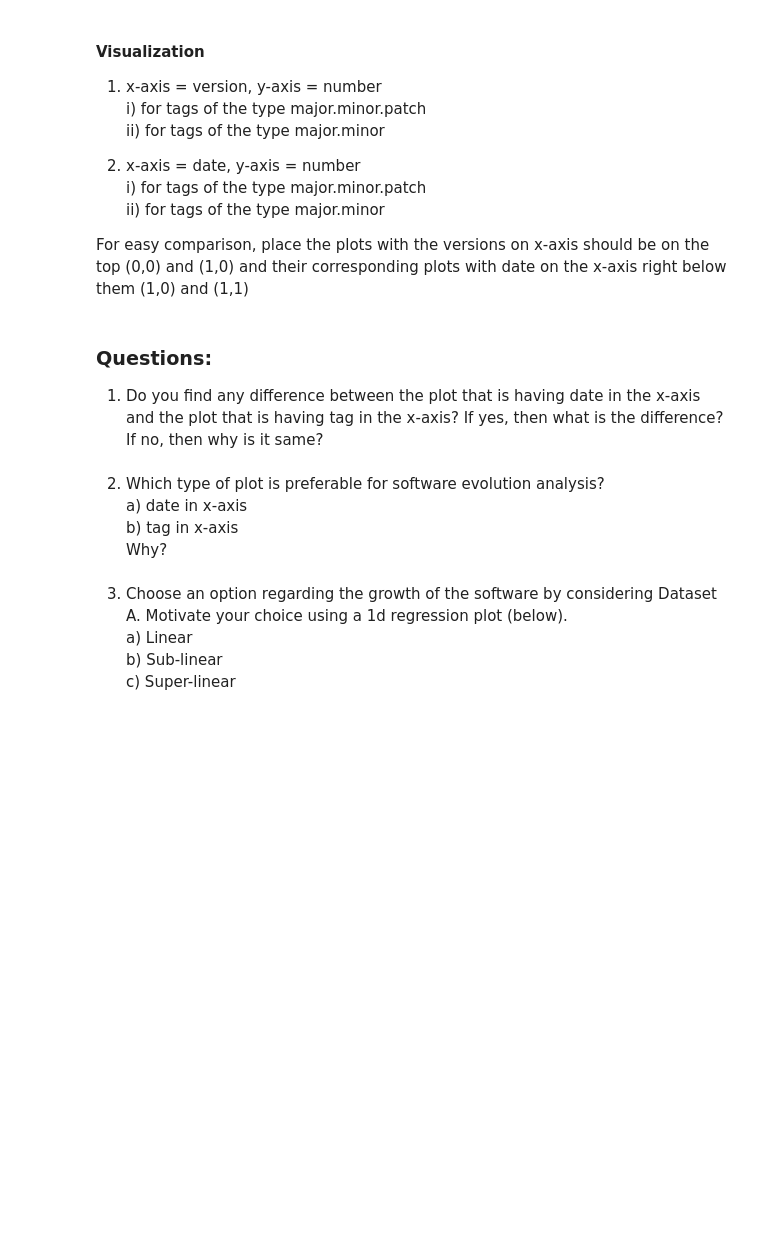
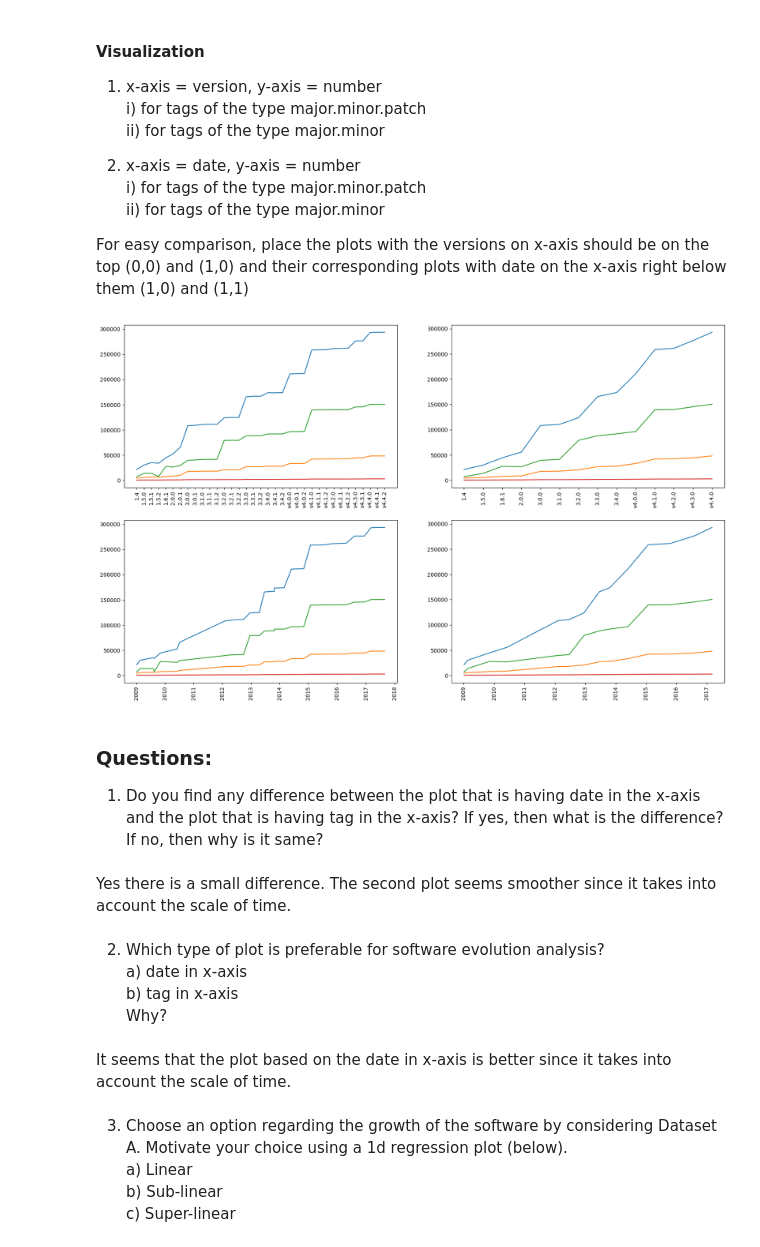
Before and after one commit to yoest/Software_evolution_TP2_2023, a Jupyter notebook: TP2_section2.ipynb, the cells around one changed output. Cells and saved outputs as stored; diff of their text form; code cells hidden in the pictures; blank space fills up the shorter version.

```diff
--- a/TP2_section2.ipynb
+++ b/TP2_section2.ipynb
@@ -32,9 +33,28 @@ Code hint:
 To get the tags that are present in the project - "command = f'git -C {eucalyptus_project_path} tag -l --format="%(refname:short)" | sort -r'"
 To read the terminal output - 'process = subprocess.Popen(command, stdout=subprocess.PIPE, shell=True)'
 # %%
-# Your code here
+command = f'git -C {eucalyptus_project_path} tag -l --format="%(refname:short)"|sort -r'
+process = subprocess.Popen(command, stdout=subprocess.PIPE, shell=True)
+
+raw_tags = list(line.strip().decode('utf-8') for line in process.stdout)
 # %%
-# Your tag filtering code here
+tags = []
+for tag in raw_tags:
+    if 'alpha' in tag or 'beta' in tag or 'rc' in tag or 'm' in tag or 'branch' in tag or tag[-1].isalpha():
+        continue
+
+    if tag[0] == 'v':
+        tag = tag[1:]
+
+    if len(tag.split('.')) > 3:
+        continue
+
+    tags.append(tag)
+
+major_minor_patch_versions = ['1.4','1.5.0','1.5.1','1.5.2','1.6.1','2.0.0','2.0.1','3.0.0','3.0.1','3.1.0','3.1.1','3.1.2','3.2.0','3.2.1',
+                              '3.2.2','3.3.0','3.3.1','3.3.2','3.4.0','3.4.1','3.4.2','v4.0.0','v4.0.1','v4.0.2','v4.1.0','v4.1.1','v4.1.2',
+                              'v4.2.0','v4.2.1','v4.2.2','v4.3.0','v4.3.1','v4.4.0','v4.4.1','v4.4.2']
+major_minor_versions = ['1.4','1.5.0','1.6.1','2.0.0','3.0.0','3.1.0','3.2.0','3.3.0','3.4.0','v4.0.0','v4.1.0','v4.2.0','v4.3.0','v4.4.0']
 # %% [markdown]
 ### 2.2 Law of Increasing Growth
 1. Fetch the required data (lines of code, blank lines, comment lines and number of files) for each tag along with their release date using CLOC
@@ -57,2 +108,4 @@ process = subprocess.Popen(command, stdout=subprocess.PIPE, shell=True)
 # %%
 # Your code here to get the versions of the form major.minor
+dataset_B = extract(major_minor_versions)
+dataset_B
@@ -59,2 +132,4 @@ process = subprocess.Popen(command, stdout=subprocess.PIPE, shell=True)
 # %%
 # Your code here to get the versions of the form major.minor.patch
+dataset_A = extract(major_minor_patch_versions)
+dataset_A
@@ -70,17 +167,32 @@ process = subprocess.Popen(command, stdout=subprocess.PIPE, shell=True)
 
 For easy comparison, place the plots with the versions on x-axis should be on the top (0,0) and (1,0) and their corresponding plots with date on the x-axis right below them (1,0) and (1,1)
 # %%
-fig,axes = plt.subplots(2,2)
+# Your plotting code here
+fig, axes = plt.subplots(2, 2, figsize=(20, 12))
 
-# Your plotting code here
+for x, type_name in enumerate(['tag', 'release date']):
+    for y, df in enumerate([dataset_A, dataset_B]):
+        axes[x, y].plot(df[type_name], df['lines of code'])
+        axes[x, y].plot(df[type_name], df['blank lines'])
+        axes[x, y].plot(df[type_name], df['comment lines'])
+        axes[x, y].plot(df[type_name], df['number of files'])
+        axes[x, y].tick_params(axis='x', rotation=90)
+
+plt.show()
+# %% [output]
+[figure, added]
 # %% [markdown]
 ### Questions:
 1. Do you find any difference between the plot that is having date in the x-axis and the plot that is having tag in the x-axis? If yes, then what is the difference? If no, then why is it same?
+# %% [markdown]
+Yes there is a small difference. The second plot seems smoother since it takes into account the scale of time.
 # %% [markdown]
 2. Which type of plot is preferable for software evolution analysis?
     a) date in x-axis
     b) tag in x-axis
 Why?
+# %% [markdown]
+It seems that the plot based on the date in x-axis is better since it takes into account the scale of time.
 # %% [markdown]
 3. Choose an option regarding the growth of the software by considering Dataset A. Motivate your choice using a 1d regression plot (below).
     a) Linear
```
Also changed, not shown: parts of 18 cells of this notebook.
